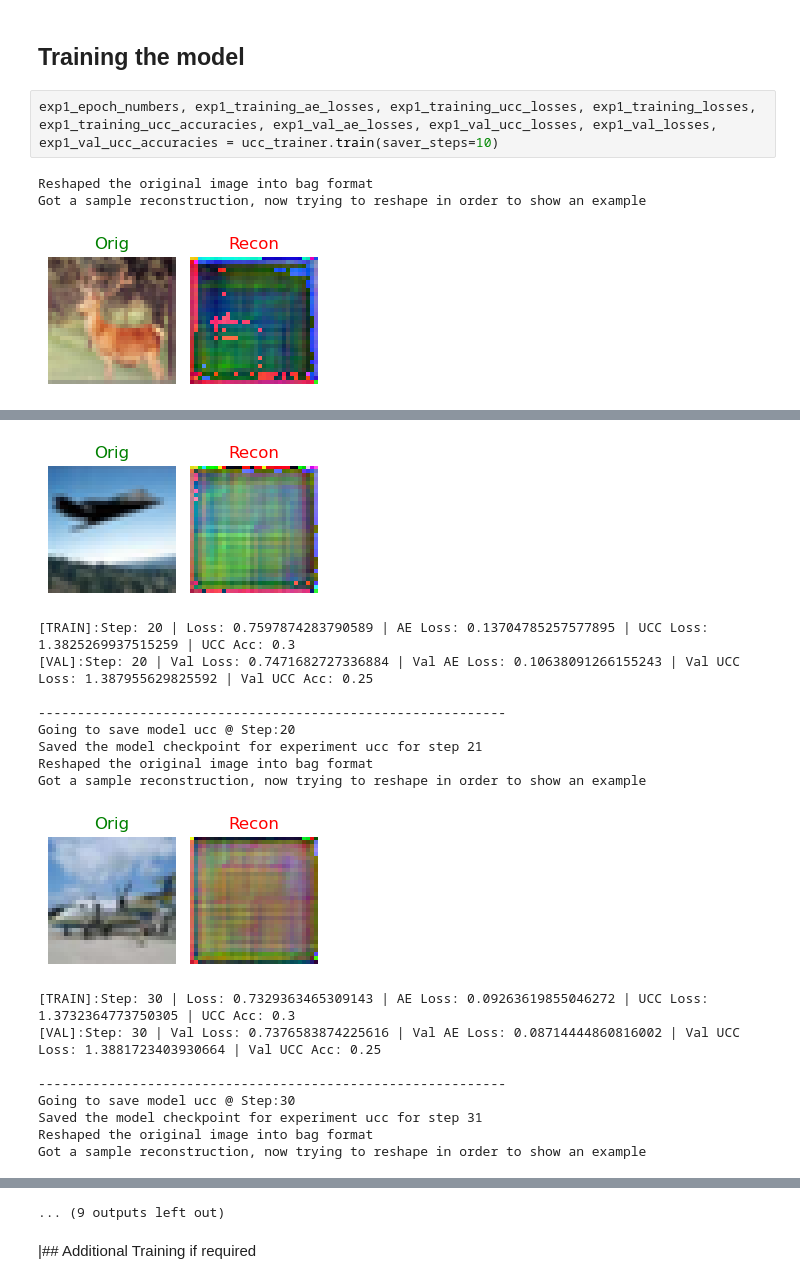
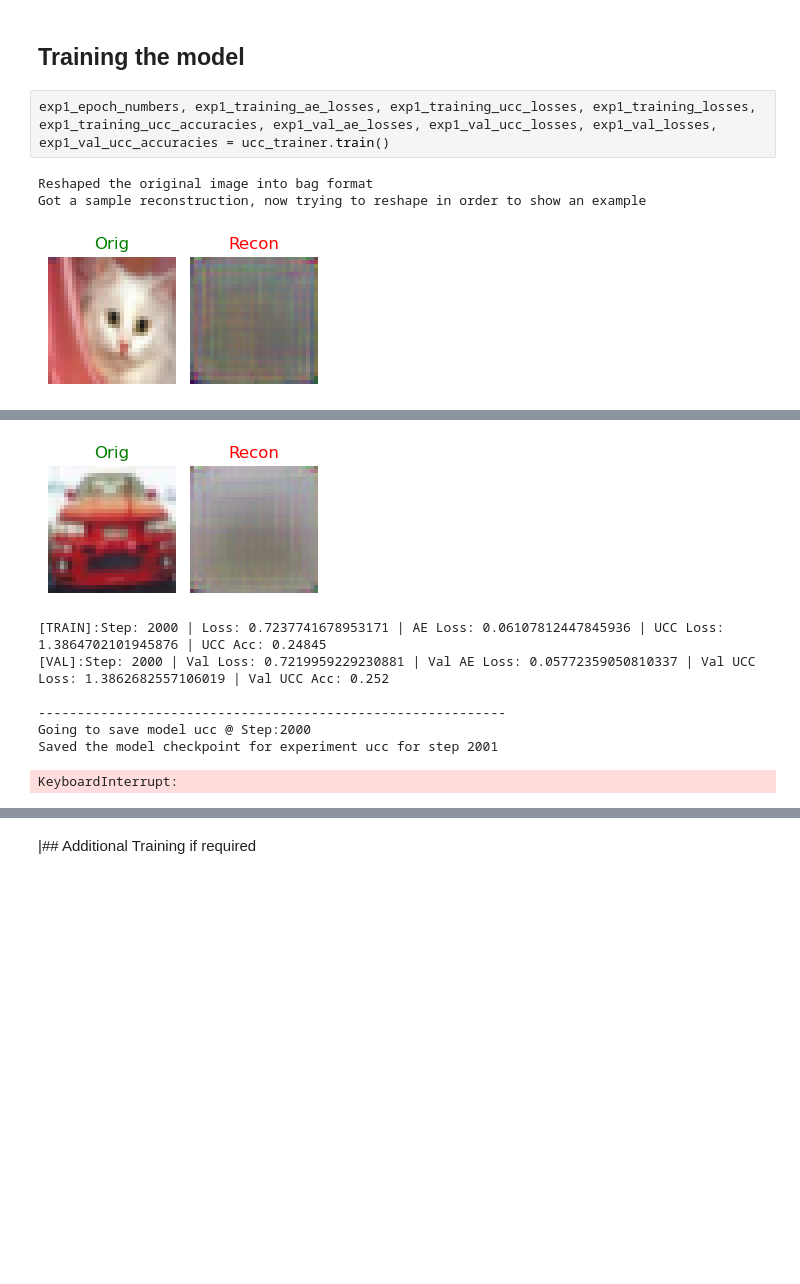
Before and after one commit to ParasharaRamesh/NUS-CS5242-Neural-Networks-and-Deep-Learning, a Jupyter notebook: Assignment 3 (CIFAR Clustering)/My test code/test.ipynb, the cells around one changed output, grey strips where cells are left out. Drawn from its saved outputs; the diff is of its cells as text; blank space fills up the shorter version.

Commit message:
trying new shit

```diff
--- a/Assignment 3 (CIFAR Clustering)/My test code/test.ipynb
+++ b/Assignment 3 (CIFAR Clustering)/My test code/test.ipynb
@@ -55,8 +54,8 @@ UCC model initialized
 # %% [markdown]
 ## Training the model
 # %%
-exp1_epoch_numbers, exp1_training_ae_losses, exp1_training_ucc_losses, exp1_training_losses, exp1_training_ucc_accuracies, exp1_val_ae_losses, exp1_val_ucc_losses, exp1_val_losses, exp1_val_ucc_accuracies = ucc_trainer.train(saver_steps=10)
+exp1_epoch_numbers, exp1_training_ae_losses, exp1_training_ucc_losses, exp1_training_losses, exp1_training_ucc_accuracies, exp1_val_ae_losses, exp1_val_ucc_losses, exp1_val_losses, exp1_val_ucc_accuracies = ucc_trainer.train()
 # %% [output]
 Reshaped the original image into bag format
 Got a sample reconstruction, now trying to reshape in order to show an example
-[figure, old version]
+[figure, new version]
@@ -69,20 +68,10 @@ Saved the model checkpoint for experiment ucc for step 11
 Reshaped the original image into bag format
 Got a sample reconstruction, now trying to reshape in order to show an example
-[figure, old version]
+[figure, new version]
-[TRAIN]:Step: 20 | Loss: 0.7597874283790589 | AE Loss: 0.13704785257577895 | UCC Loss: 1.3825269937515259 | UCC Acc: 0.3
-[VAL]:Step: 20 | Val Loss: 0.7471682727336884 | Val AE Loss: 0.10638091266155243 | Val UCC Loss: 1.387955629825592 | Val UCC Acc: 0.25
+[TRAIN]:Step: 2000 | Loss: 0.7237741678953171 | AE Loss: 0.06107812447845936 | UCC Loss: 1.3864702101945876 | UCC Acc: 0.24845
+[VAL]:Step: 2000 | Val Loss: 0.7219959229230881 | Val AE Loss: 0.05772359050810337 | Val UCC Loss: 1.3862682557106019 | Val UCC Acc: 0.252
 
 ------------------------------------------------------------
-Going to save model ucc @ Step:20
-Saved the model checkpoint for experiment ucc for step 21
-Reshaped the original image into bag format
-Got a sample reconstruction, now trying to reshape in order to show an example
+Going to save model ucc @ Step:2000
+Saved the model checkpoint for experiment ucc for step 2001
-[figure, removed]
-[TRAIN]:Step: 30 | Loss: 0.7329363465309143 | AE Loss: 0.09263619855046272 | UCC Loss: 1.3732364773750305 | UCC Acc: 0.3
-[VAL]:Step: 30 | Val Loss: 0.7376583874225616 | Val AE Loss: 0.08714444860816002 | Val UCC Loss: 1.3881723403930664 | Val UCC Acc: 0.25
-
-------------------------------------------------------------
-Going to save model ucc @ Step:30
-Saved the model checkpoint for experiment ucc for step 31
-Reshaped the original image into bag format
-Got a sample reconstruction, now trying to reshape in order to show an example
+KeyboardInterrupt:
@@ -108,4 +78,3 @@ Got a sample reconstruction, now trying to reshape in order to show an example
-... (9 outputs left out)
 # %% [markdown]
 |## Additional Training if required
 # %%
```
Also changed, not shown: parts of 2 cells of this notebook, 3 other files.
